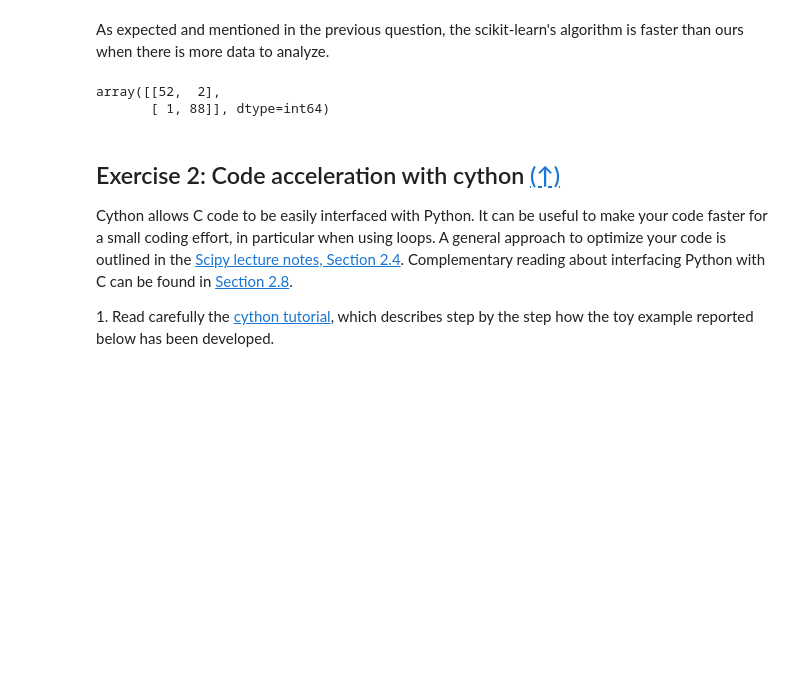
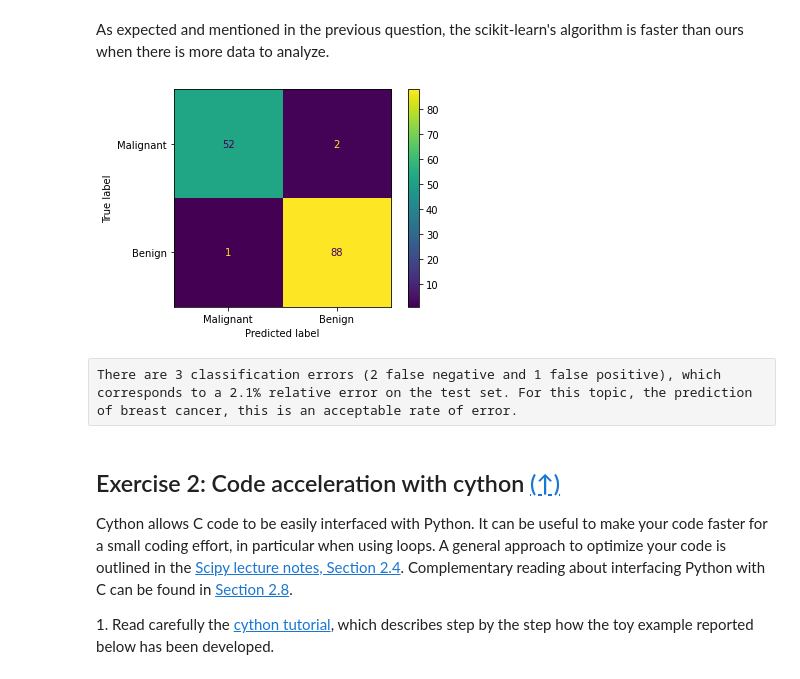
Before and after one commit to azagal952/sdi_python, a Jupyter notebook: Labs/Lab4/lab4.ipynb, the cells around one changed output. Drawn from its saved outputs; the diff is of its cells as text; code cells hidden in the pictures; blank space fills up the shorter version.

```diff
--- a/Labs/Lab4/lab4.ipynb
+++ b/Labs/Lab4/lab4.ipynb
@@ -310,12 +310,16 @@ As expected and mentioned in the previous question, the scikit-learn's algorithm
 # %%
 knn_sklearn = KNeighborsClassifier(n_neighbors=11)
 knn_sklearn.fit(x_train, class_train)
 class_test_pred = knn_sklearn.predict(x_test)
 
-confusion_matrix(class_test, class_test_pred)
+confusion_matrix = confusion_matrix(class_test, class_test_pred)
+cm_display = ConfusionMatrixDisplay(confusion_matrix = confusion_matrix, display_labels= ['Malignant', 'Benign'])
+cm_display.plot()
+plt.show()
 # %% [output]
-array([[52,  2],
-       [ 1, 88]], dtype=int64)
+[figure, added]
+# %% [raw]
+There are 3 classification errors (2 false negative and 1 false positive), which corresponds to a 2.1% relative error on the test set. For this topic, the prediction of breast cancer, this is an acceptable rate of error.
 # %% [markdown]
 ## <a name="ex2">Exercise 2: Code acceleration with cython</a> [(&#8593;)](#content)
 
```
Also changed, not shown: parts of 6 cells of this notebook.
